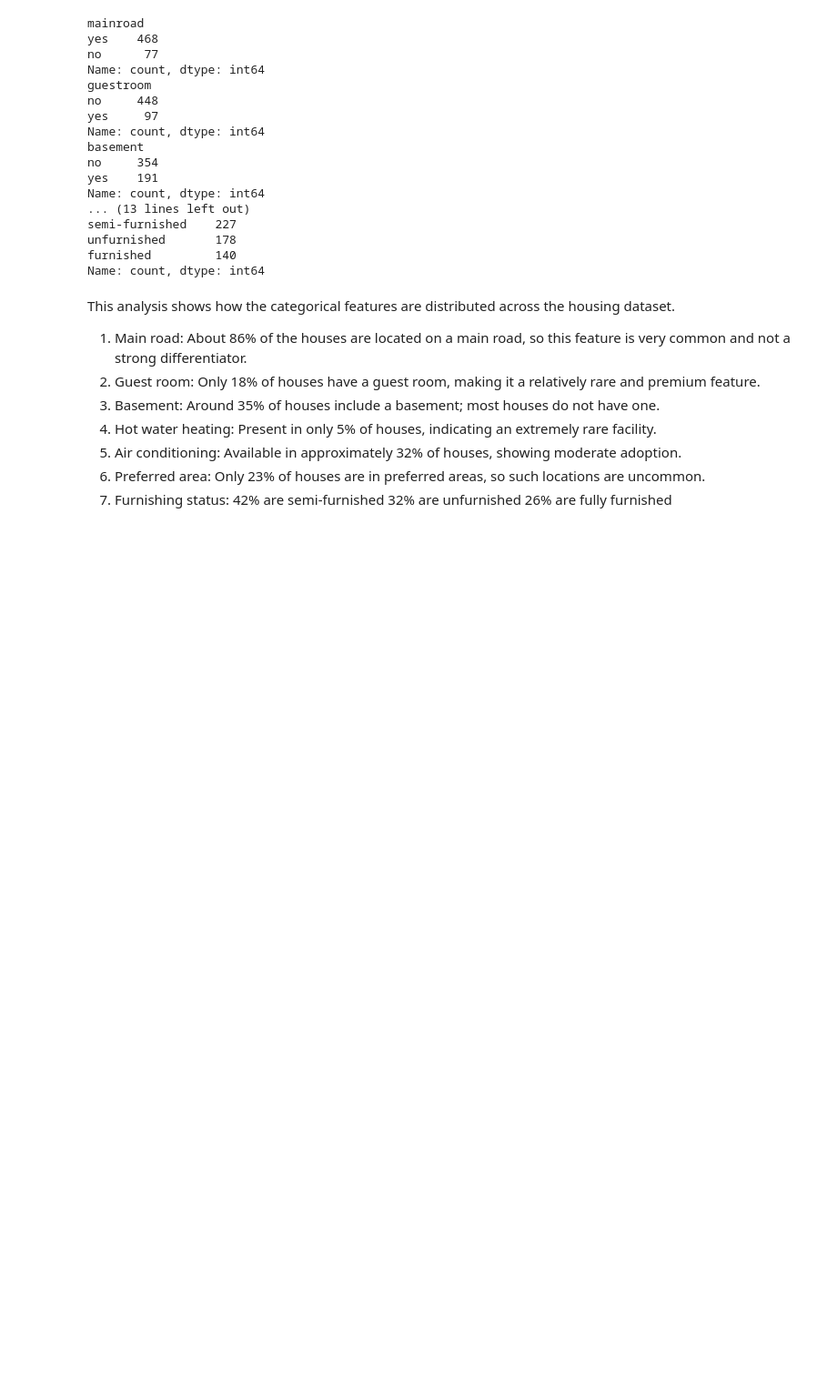
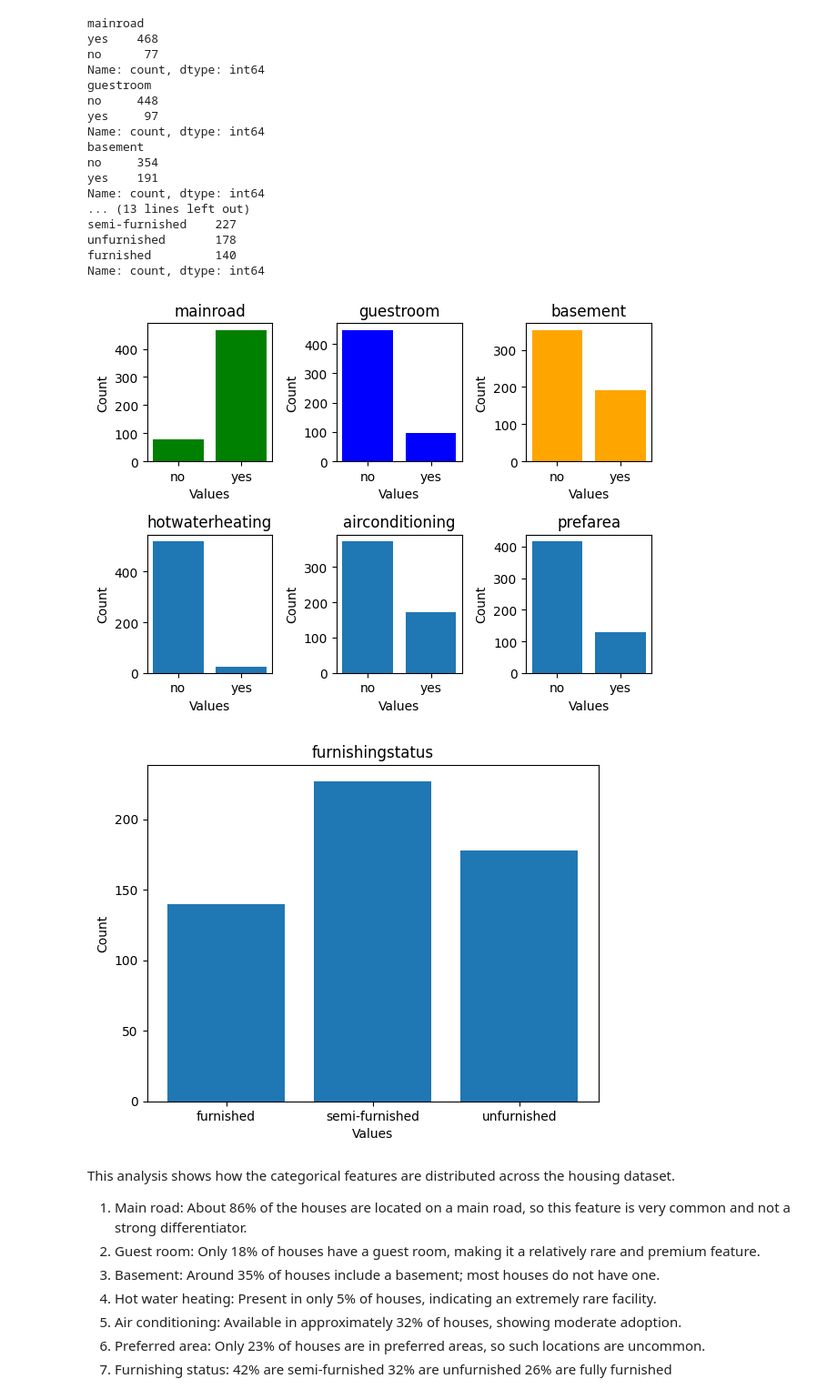
Before and after one commit to Karthic0/data-science-projects, a Jupyter notebook: house price/data science.ipynb, the cells around one changed output. Shown at 91% size. Drawn from its saved outputs; the diff is of its cells as text; code cells hidden in the pictures; blank space fills up the shorter version.

Commit message:
bar_graph on univarient analysis

```diff
--- a/house price/data science.ipynb
+++ b/house price/data science.ipynb
@@ -77,6 +77,55 @@ semi-furnished    227
 unfurnished       178
 furnished         140
 Name: count, dtype: int64
+# %%
+fig,ax = plt.subplots(2,3)
+ax[0,0].bar(df["mainroad"].value_counts("").sort_index().index,df["mainroad"].value_counts("").sort_index().values,color = "green")
+ax[0,0].set_xticks(df["mainroad"].value_counts("").sort_index().index)
+ax[0,0].set_title("mainroad")
+ax[0,0].set_ylabel("Count")
+ax[0,0].set_xlabel("Values")
+
+ax[0,1].bar(df["guestroom"].value_counts("").sort_index().index,df["guestroom"].value_counts("").sort_index().values,color = "blue")
+ax[0,1].set_xticks(df["guestroom"].value_counts("").sort_index().index)
+ax[0,1].set_title("guestroom")
+ax[0,1].set_ylabel("Count")
+ax[0,1].set_xlabel("Values")
+
+ax[0,2].bar(df["basement"].value_counts("").sort_index().index,df["basement"].value_counts("").sort_index().values,color = "orange")
+ax[0,2].set_xticks(df["basement"].value_counts("").sort_index().index)
+ax[0,2].set_title("basement")
+ax[0,2].set_ylabel("Count")
+ax[0,2].set_xlabel("Values")
+
+ax[1,0].bar(df["hotwaterheating"].value_counts("").sort_index().index,df["hotwaterheating"].value_counts("").sort_index().values)
+ax[1,0].set_xticks(df["hotwaterheating"].value_counts("").sort_index().index)
+ax[1,0].set_title("hotwaterheating")
+ax[1,0].set_ylabel("Count")
+ax[1,0].set_xlabel("Values")
+
+ax[1,1].bar(df["airconditioning"].value_counts("").sort_index().index,df["airconditioning"].value_counts("").sort_index().values)
+ax[1,1].set_xticks(df["airconditioning"].value_counts("").sort_index().index)
+ax[1,1].set_title("airconditioning")
+ax[1,1].set_ylabel("Count")
+ax[1,1].set_xlabel("Values")
+
+ax[1,2].bar(df["prefarea"].value_counts("").sort_index().index,df["prefarea"].value_counts("").sort_index().values)
+ax[1,2].set_xticks(df["prefarea"].value_counts("").sort_index().index)
+ax[1,2].set_title("prefarea")
+ax[1,2].set_ylabel("Count")
+ax[1,2].set_xlabel("Values")
+plt.tight_layout()
+plt.show()
+
+plt.bar(df["furnishingstatus"].value_counts("").sort_index().index,df["furnishingstatus"].value_counts("").sort_index().values)
+plt.xticks(df["furnishingstatus"].value_counts("").sort_index().index)
+plt.title("furnishingstatus")
+plt.ylabel("Count")
+plt.xlabel("Values")
+plt.show()
+# %% [output]
+[figure, added]
+[figure, added]
 # %% [markdown]
 This analysis shows how the categorical features are distributed across the housing dataset.
 1) Main road: About 86% of the houses are located on a main road, so this feature is very common and not a strong differentiator.
```
Also changed, not shown: parts of 1 cell of this notebook.
